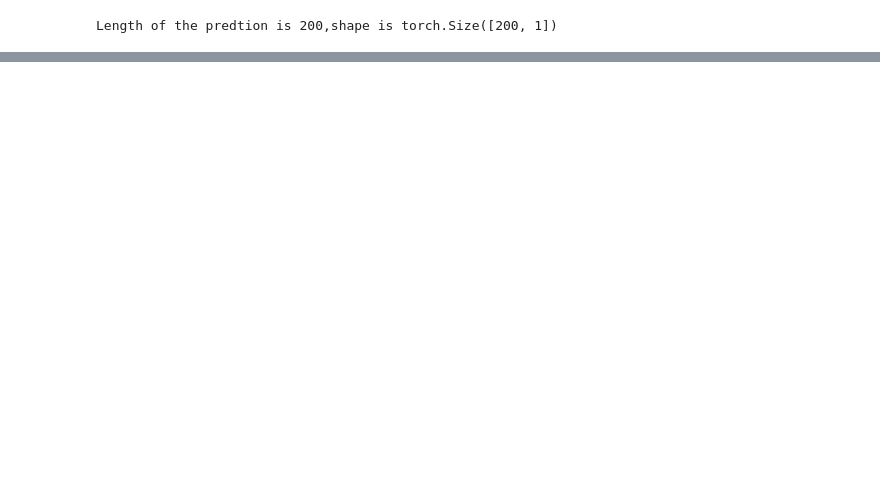
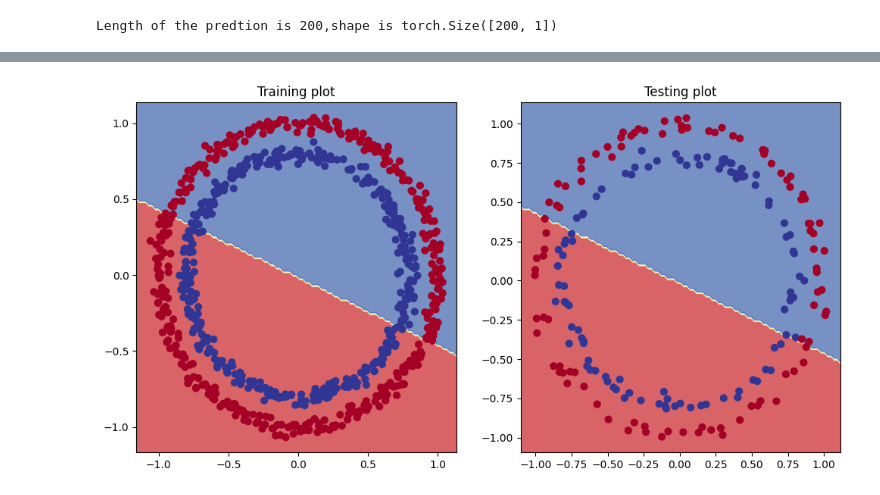
Before and after one commit to anmolkumar0717/Alphabet, a Jupyter notebook: 02_Pytorch_Neural_Network_Classification.ipynb, the cells around one changed output, grey strips where cells are left out. Drawn from its saved outputs; the diff is of its cells as text; code cells hidden in the pictures; blank space fills up the shorter version.

```diff
--- a/02_Pytorch_Neural_Network_Classification.ipynb
+++ b/02_Pytorch_Neural_Network_Classification.ipynb
@@ -224,7 +224,7 @@ loss_fn=nn.BCEWithLogitsLoss()
 # Setting up the optimizer
 
 optimizer=torch.optim.SGD(params=new_model.parameters(),
-                       lr=0.1)
+                       lr=0.01)
 # %%
 def accuracy_fn(Y_true , Y_pred):
   correct=torch.eq(Y_true,Y_pred).sum().item()
@@ -262,7 +262,7 @@ Y_preds=torch.round(Y_preds_probs)
 #training loop
 torch.manual_seed(42)
 
-epochs=100
+epochs=10000
 
 for epoch in range(epochs):
   new_model.train()
@@ -314,0 +335,13 @@ training loss0.6933572888374329 | testing loss0.692623496055603 | traing_accurac
+# %%
+#ploting the decision boundarys
+
+plt.figure(figsize=(12,6))
+plt.subplot(1,2,1)
+plt.title("Training plot")
+plot_decision_boundary(new_model,X_train,Y_train)
+
+plt.subplot(1,2,2)
+plt.title("Testing plot")
+plot_decision_boundary(new_model,X_test,Y_test)
+# %% [output]
+[figure, added]
```
Also changed, not shown: parts of 59 cells of this notebook.
